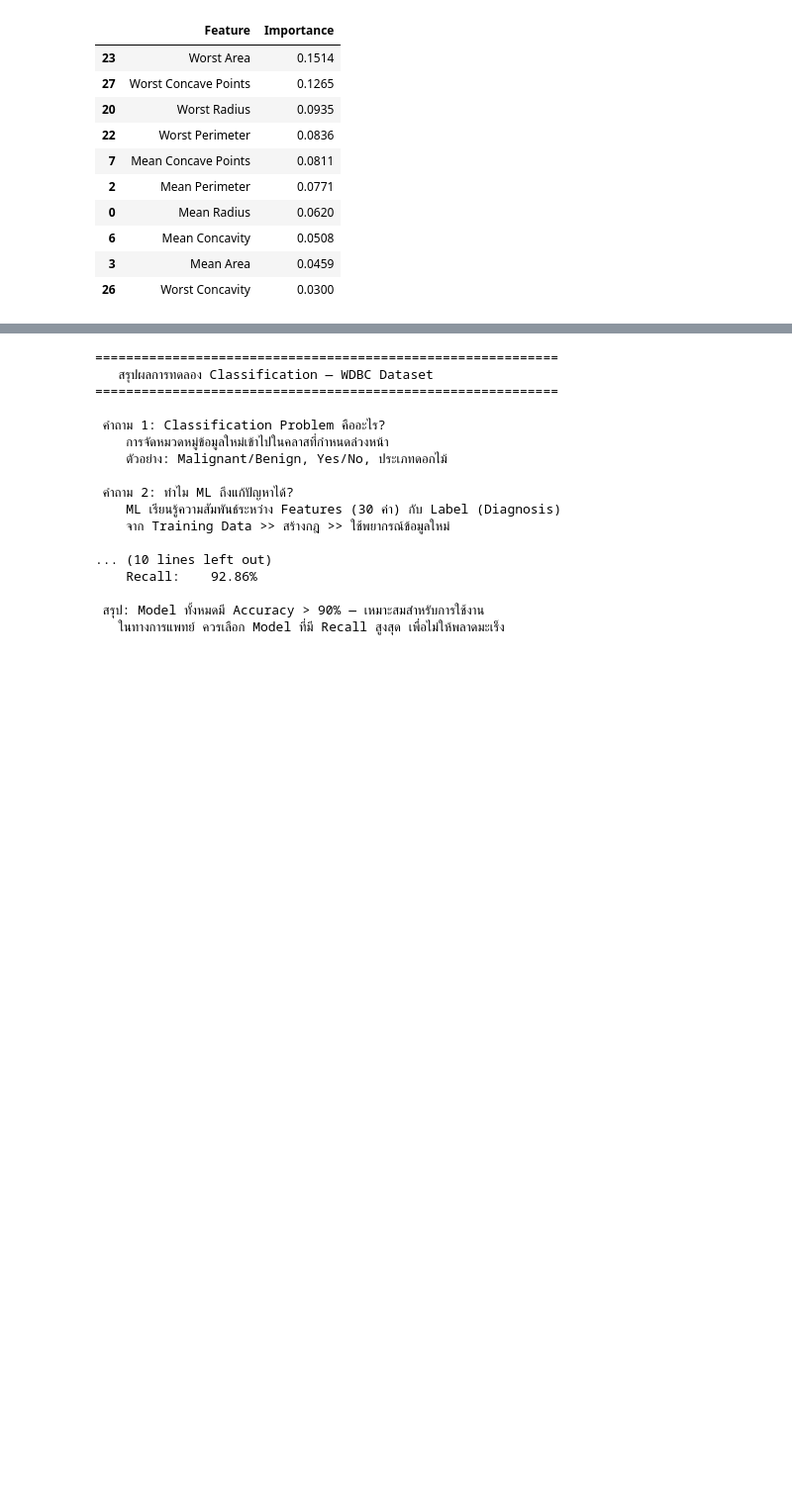
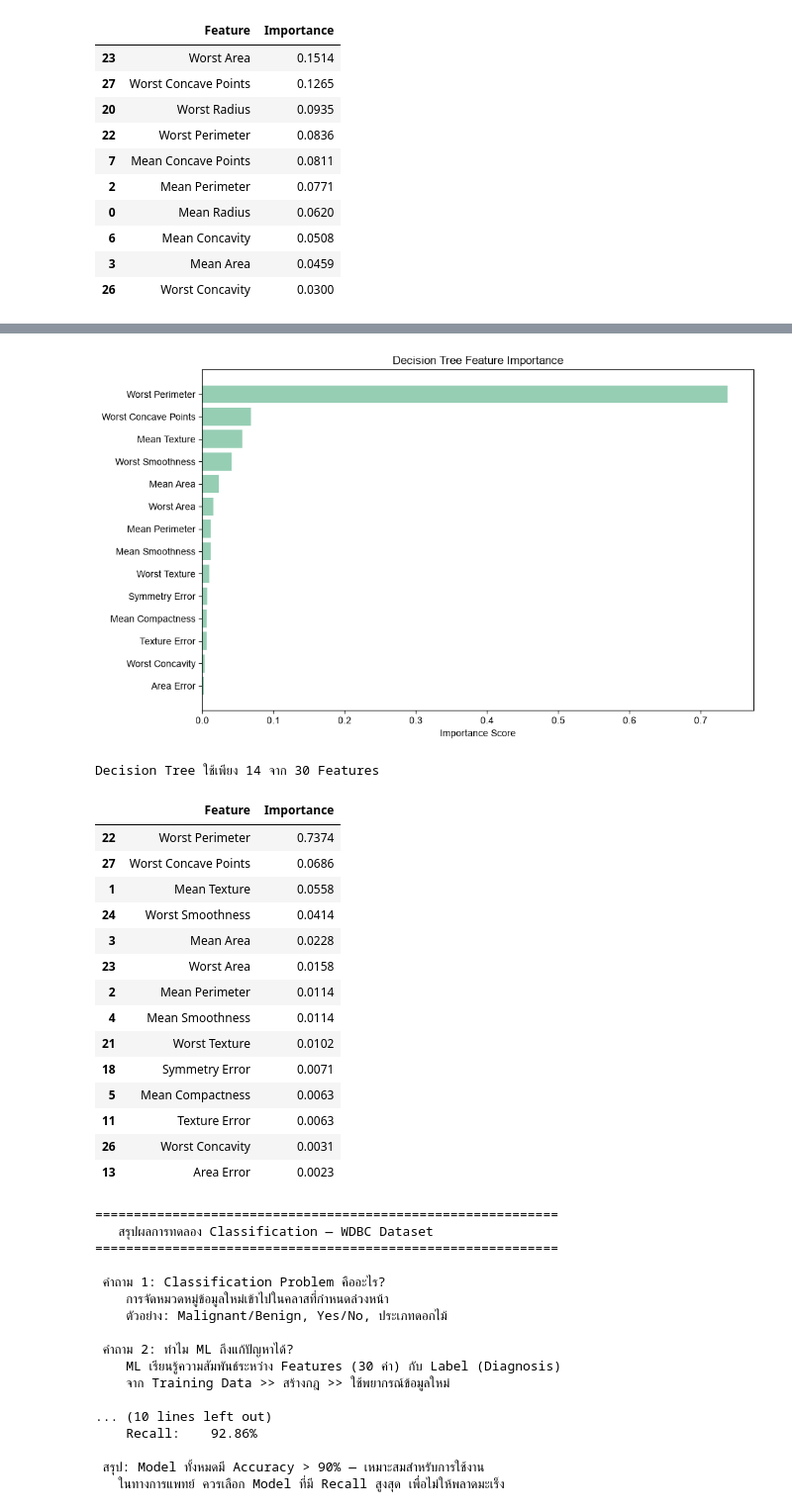
Before and after one commit to pasunim/DT514-Data-Classification-W5, a Jupyter notebook: W5_classification.ipynb, the cells around one changed output, grey strips where cells are left out. Shown at 99% size. Cells and saved outputs as stored; diff of their text form; code cells hidden in the pictures; blank space fills up the shorter version.

```diff
--- a/W5_classification.ipynb
+++ b/W5_classification.ipynb
@@ -446,3 +562,40 @@ display(importance_df.head(10).round(4))
+# %%
+# Section 6 ต่อ: Feature Importance ของ Decision Tree
+
+dt_importance = pd.DataFrame({
+    'Feature': X.columns,
+    'Importance': dt_model.feature_importances_
+}).sort_values('Importance', ascending=False)
+dt_importance = dt_importance[dt_importance['Importance'] > 0]
+
+plt.figure(figsize=(10, 6))
+plt.barh(dt_importance['Feature'], dt_importance['Importance'], color='#96ceb4')
+plt.xlabel('Importance Score')
+plt.title('Decision Tree Feature Importance')
+plt.gca().invert_yaxis()
+plt.tight_layout()
+plt.show()
+
+print(f'Decision Tree ใช้เพียง {len(dt_importance)} จาก {X.shape[1]} Features')
+display(dt_importance.round(4))
+# %% [output]
+[figure, added]
+Decision Tree ใช้เพียง 14 จาก 30 Features
+|  | Feature | Importance |
+| 22 | Worst Perimeter | 0.7374 |
+| 27 | Worst Concave Points | 0.0686 |
+| 1 | Mean Texture | 0.0558 |
+| 24 | Worst Smoothness | 0.0414 |
+| 3 | Mean Area | 0.0228 |
+| 23 | Worst Area | 0.0158 |
+| 2 | Mean Perimeter | 0.0114 |
+| 4 | Mean Smoothness | 0.0114 |
+| 21 | Worst Texture | 0.0102 |
+| 18 | Symmetry Error | 0.0071 |
+| 5 | Mean Compactness | 0.0063 |
+| 11 | Texture Error | 0.0063 |
+| 26 | Worst Concavity | 0.0031 |
+| 13 | Area Error | 0.0023 |
 # %%
 # สรุปผลทั้งหมด
 
```
Also changed, not shown: parts of 5 cells of this notebook.
